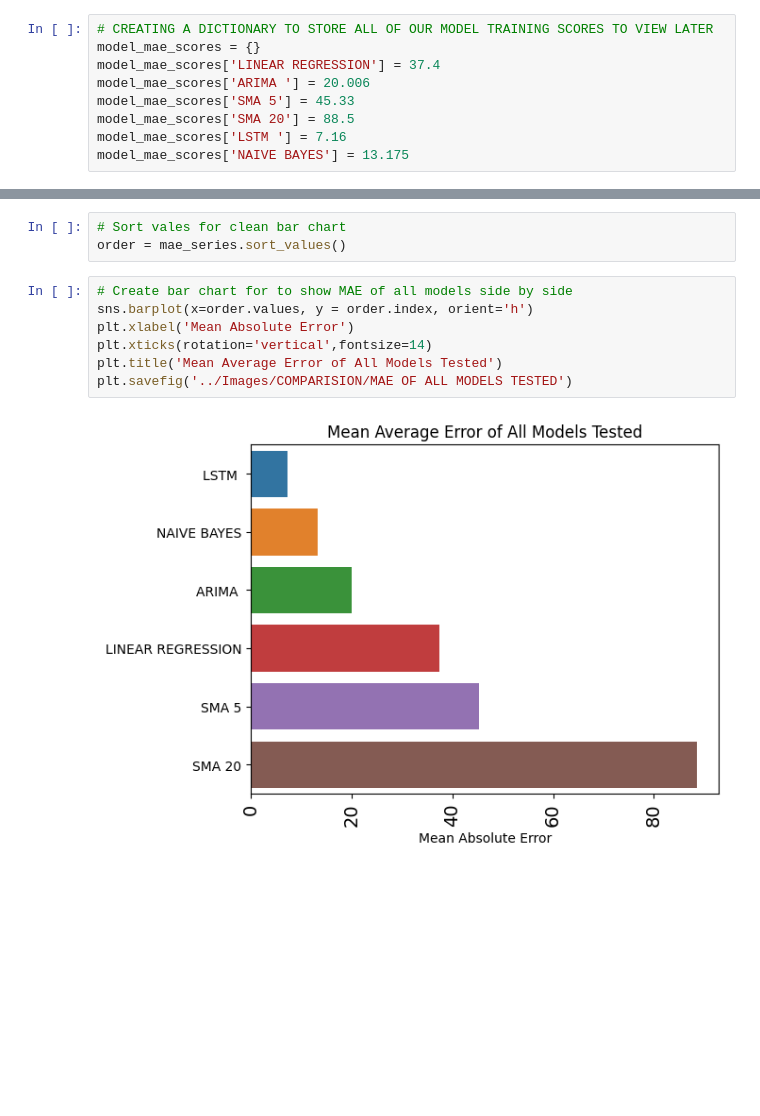
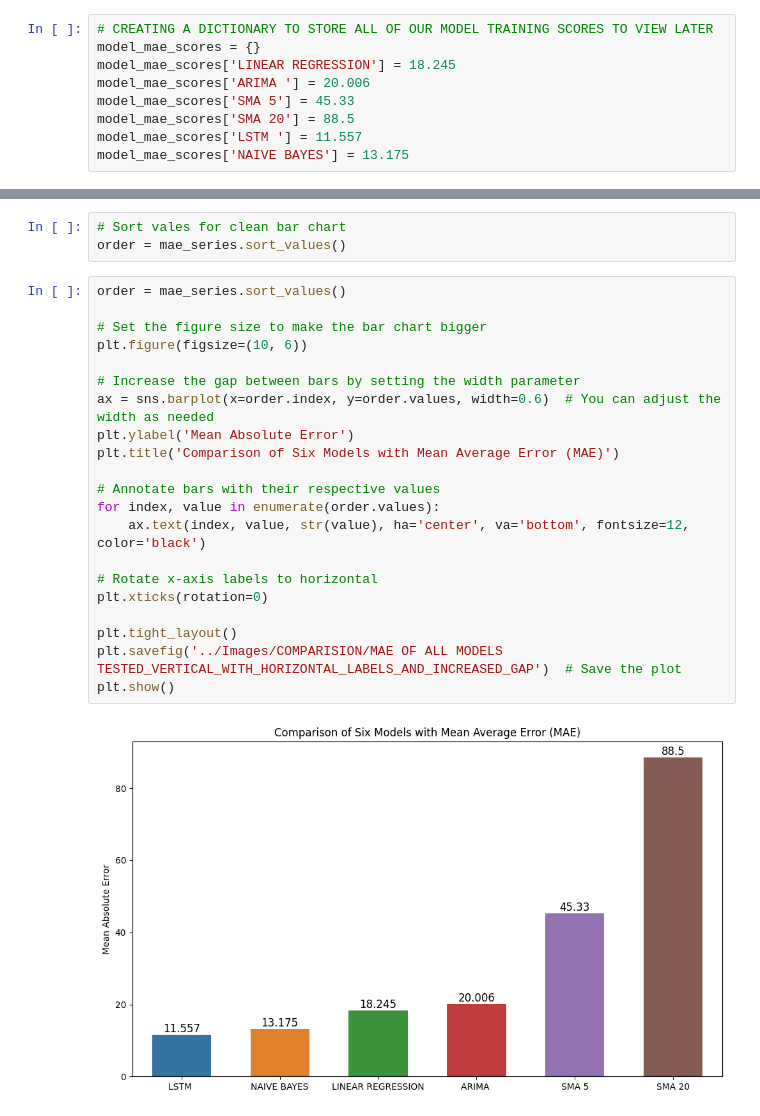
Before and after one commit to iambijayyy/PredictIt, a Jupyter notebook: Comparative Analysis/Notebooks/6. Comparative Analysis.ipynb, the cells around one changed output, grey strips where cells are left out. Cells and saved outputs as stored; diff of their text form; blank space fills up the shorter version.

```diff
--- a/Comparative Analysis/Notebooks/6. Comparative Analysis.ipynb
+++ b/Comparative Analysis/Notebooks/6. Comparative Analysis.ipynb
@@ -19,11 +19,11 @@ keras = tf.keras
 # %%
 # CREATING A DICTIONARY TO STORE ALL OF OUR MODEL TRAINING SCORES TO VIEW LATER
 model_mae_scores = {}
-model_mae_scores['LINEAR REGRESSION'] = 37.4
+model_mae_scores['LINEAR REGRESSION'] = 18.245
 model_mae_scores['ARIMA '] = 20.006
 model_mae_scores['SMA 5'] = 45.33
 model_mae_scores['SMA 20'] = 88.5
-model_mae_scores['LSTM '] = 7.16
+model_mae_scores['LSTM '] = 11.557
 model_mae_scores['NAIVE BAYES'] = 13.175
 # %%
 # Store MAE scores
@@ -44,12 +44,26 @@ model_mae_scores
 # %%
 # Sort vales for clean bar chart
 order = mae_series.sort_values()
-# %%
-# Create bar chart for to show MAE of all models side by side
-sns.barplot(x=order.values, y = order.index, orient='h')
-plt.xlabel('Mean Absolute Error')
-plt.xticks(rotation='vertical',fontsize=14)
-plt.title('Mean Average Error of All Models Tested')
-plt.savefig('../Images/COMPARISION/MAE OF ALL MODELS TESTED')
-# %% [output]
-[figure, removed]
+# %%
+order = mae_series.sort_values()
+
+# Set the figure size to make the bar chart bigger
+plt.figure(figsize=(10, 6))
+
+# Increase the gap between bars by setting the width parameter
+ax = sns.barplot(x=order.index, y=order.values, width=0.6)  # You can adjust the width as needed
+plt.ylabel('Mean Absolute Error')
+plt.title('Comparison of Six Models with Mean Average Error (MAE)')
+
+# Annotate bars with their respective values
+for index, value in enumerate(order.values):
+    ax.text(index, value, str(value), ha='center', va='bottom', fontsize=12, color='black')
+
+# Rotate x-axis labels to horizontal
+plt.xticks(rotation=0)
+
+plt.tight_layout()
+plt.savefig('../Images/COMPARISION/MAE OF ALL MODELS TESTED_VERTICAL_WITH_HORIZONTAL_LABELS_AND_INCREASED_GAP')  # Save the plot
+plt.show()
+# %% [output]
+[figure, added]
```
Also changed, not shown: parts of 1 cell of this notebook, 25 other files.
